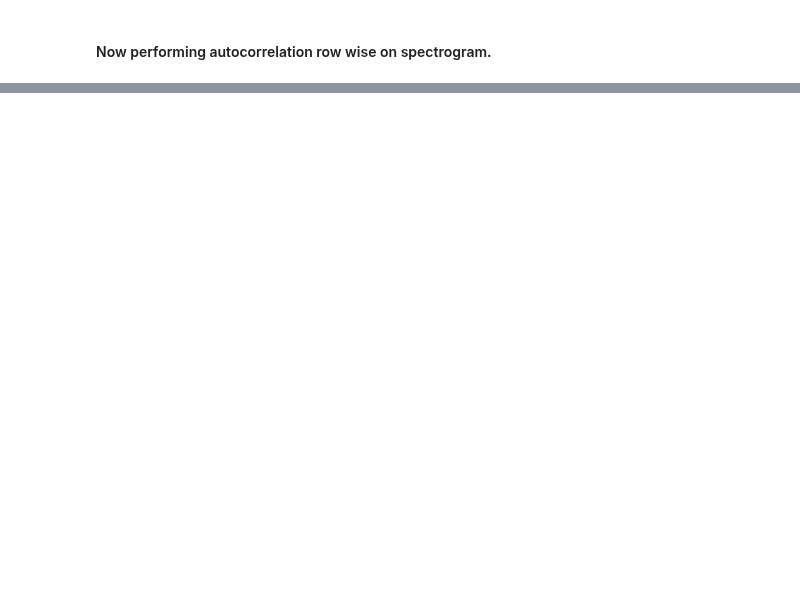
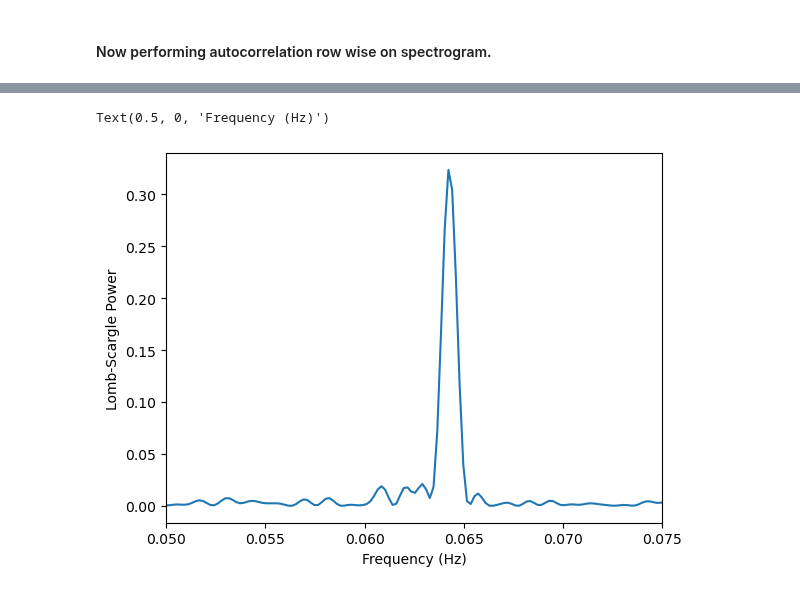
Before and after one commit to phoeberyder/atlas_rb, a Jupyter notebook: period_investigation.ipynb, the cells around one changed output, grey strips where cells are left out. Saved outputs shown, nothing was run; the diff lists cells and outputs as text; code cells hidden in the pictures; blank space fills up the shorter version.

```diff
--- a/period_investigation.ipynb
+++ b/period_investigation.ipynb
@@ -36,0 +96,11 @@ plt.show()
+# %%
+frequency, power = LombScargle(time, summed_spec).autopower(method = 'slow', nyquist_factor=1)
+# %%
+fig, ax = plt.subplots()
+ax.plot(frequency, power)
+ax.set_xlim(0.05, 0.075)
+plt.ylabel('Lomb-Scargle Power')
+plt.xlabel('Frequency (Hz)')
+# %% [output]
+Text(0.5, 0, 'Frequency (Hz)')
+[figure, added]
```
Also changed, not shown: parts of 23 cells of this notebook, 1 other file.
